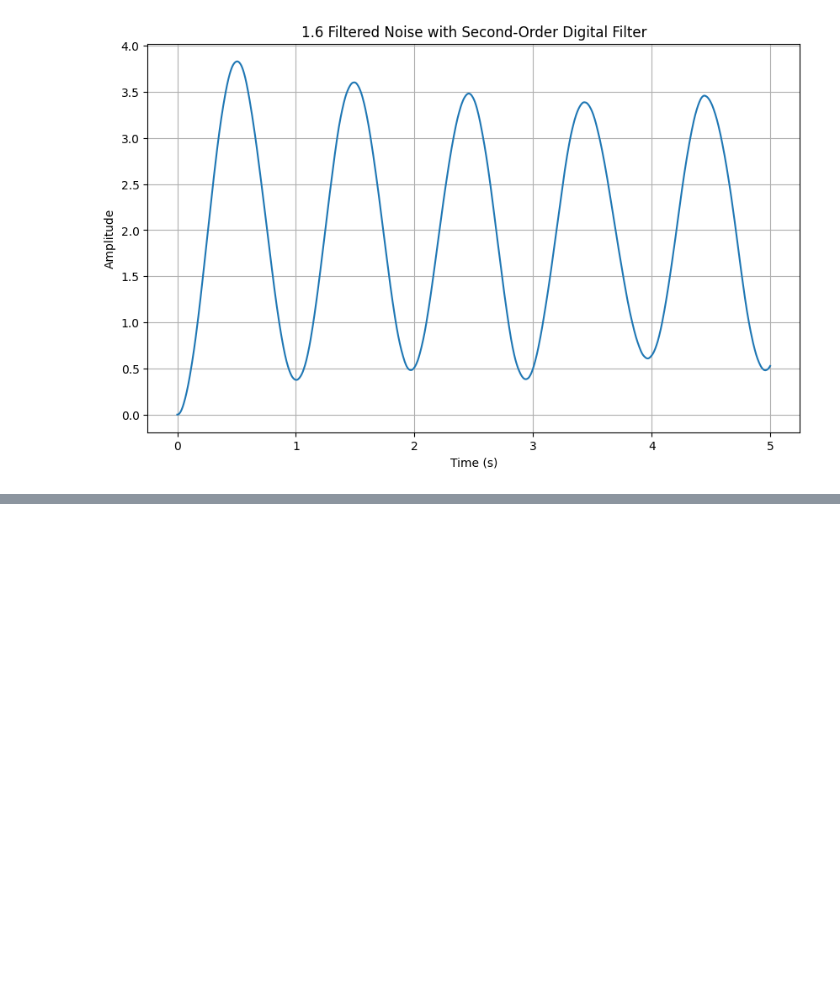
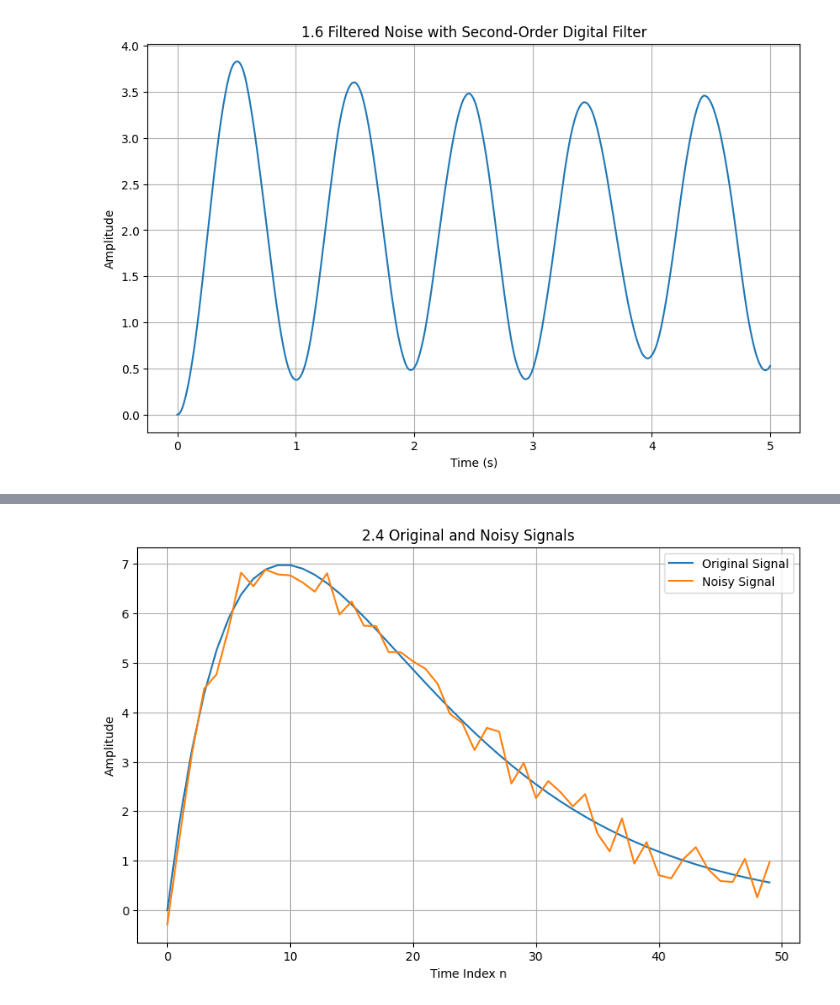
Before and after one commit to KaBoomKaBoom/PS_Labs, a Jupyter notebook: Lab1/Lab1.ipynb, the cells around one changed output, grey strips where cells are left out. Cells and saved outputs as stored; diff of their text form; code cells hidden in the pictures; blank space fills up the shorter version.

```diff
--- a/Lab1/Lab1.ipynb
+++ b/Lab1/Lab1.ipynb
@@ -111,0 +140,14 @@ plt.show()
+# %%
+x = s + d
+
+plt.figure(figsize=(10, 6))
+plt.plot(m, s, label='Original Signal')
+plt.plot(m, x, label='Noisy Signal')
+plt.title('2.4 Original and Noisy Signals')
+plt.xlabel('Time Index n')
+plt.ylabel('Amplitude')
+plt.legend()
+plt.grid(True)
+plt.show()
+# %% [output]
+[figure, added]
```
Also changed, not shown: parts of 6 cells of this notebook.
